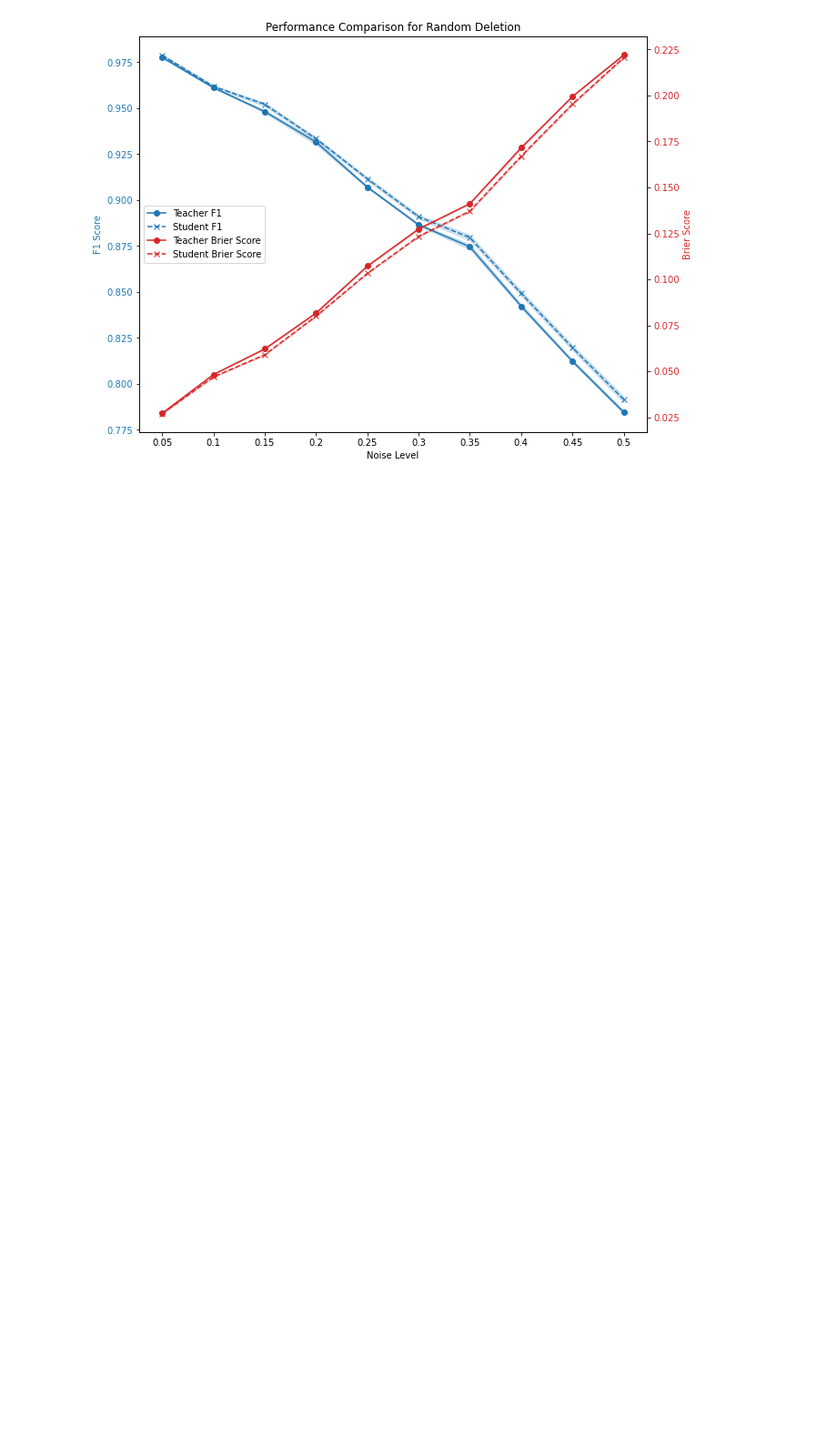
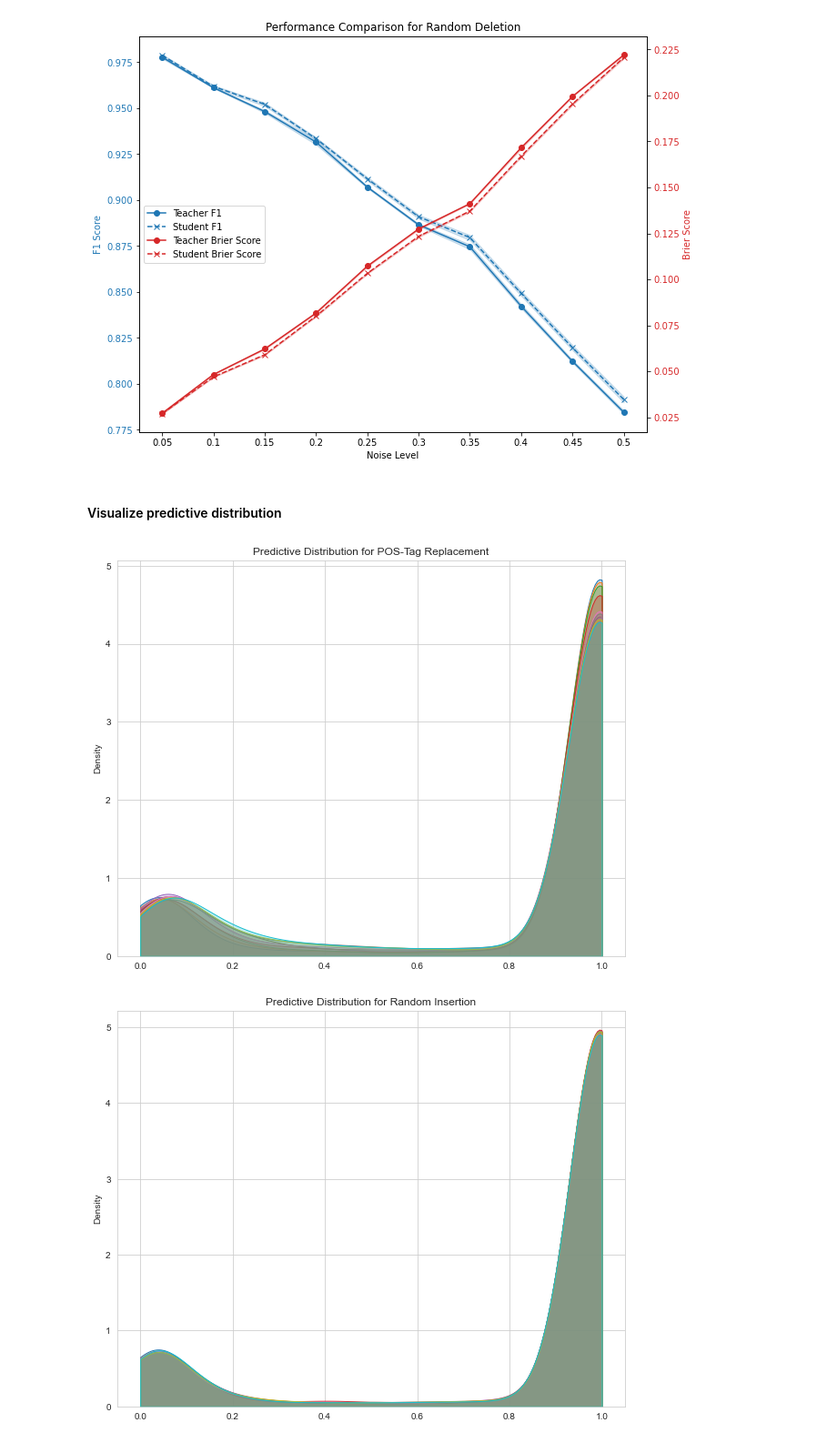
Before and after one commit to jsonnenburg/real-time-uncertainty-text-classification, a Jupyter notebook: analysis/robustness_study_results.ipynb, the cells around one changed output. Shown at 91% size. Drawn from its saved outputs; the diff is of its cells as text; code cells hidden in the pictures; blank space fills up the shorter version.

```diff
--- a/analysis/robustness_study_results.ipynb
+++ b/analysis/robustness_study_results.ipynb
@@ -198,3 +202,23 @@ for noise_type in OrderedDict(sorted(results_bert_teacher.items(), key=lambda i:
 [figure]
 [figure]
 [figure]
+# %% [markdown]
+#### Visualize predictive distribution
+# %%
+def plot_predictive_distribution(results: dict, noise_type: str):
+    levels = sorted(results[noise_type].keys())
+
+    fig, ax = plt.subplots(figsize=(10, 8))
+    for level in levels:
+        predictive_distribution = results[noise_type][level]['y_prob']
+        sns.kdeplot(predictive_distribution, label=f'Noise Level {level}', clip=[0, 1], fill=True, ax=ax)
+    plt.title(f'Predictive Distribution for {map_noise_type(noise_type)}')
+    plt.show()
+# %%
+for noise_type in results_bert_teacher.keys():
+    plot_predictive_distribution(results_bert_teacher, noise_type)
+
+# results look very similar for bert student
+# %% [output]
+[figure, added]
+[figure, added]
```
Also changed, not shown: parts of 7 cells of this notebook, 2 other files.
